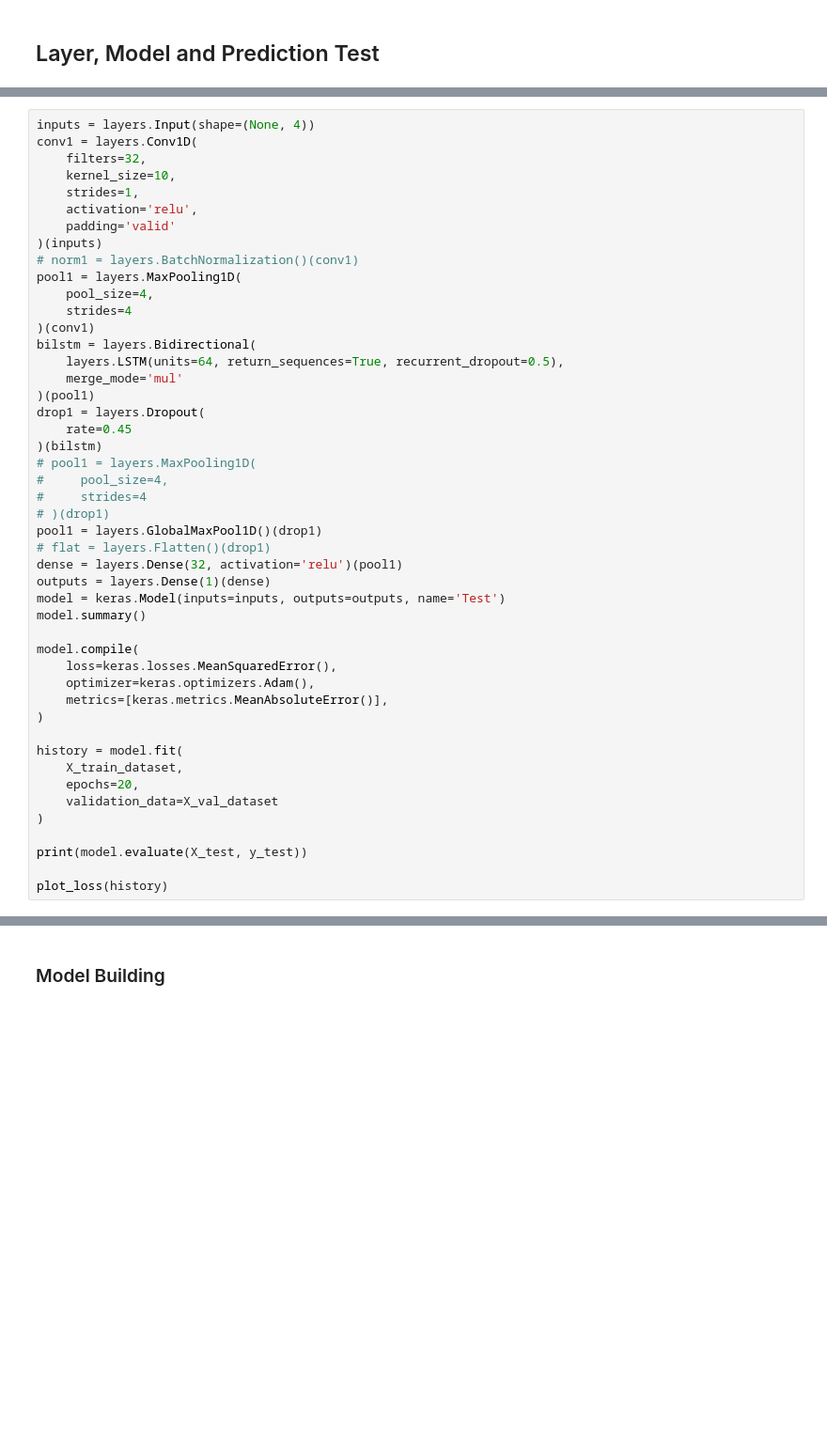
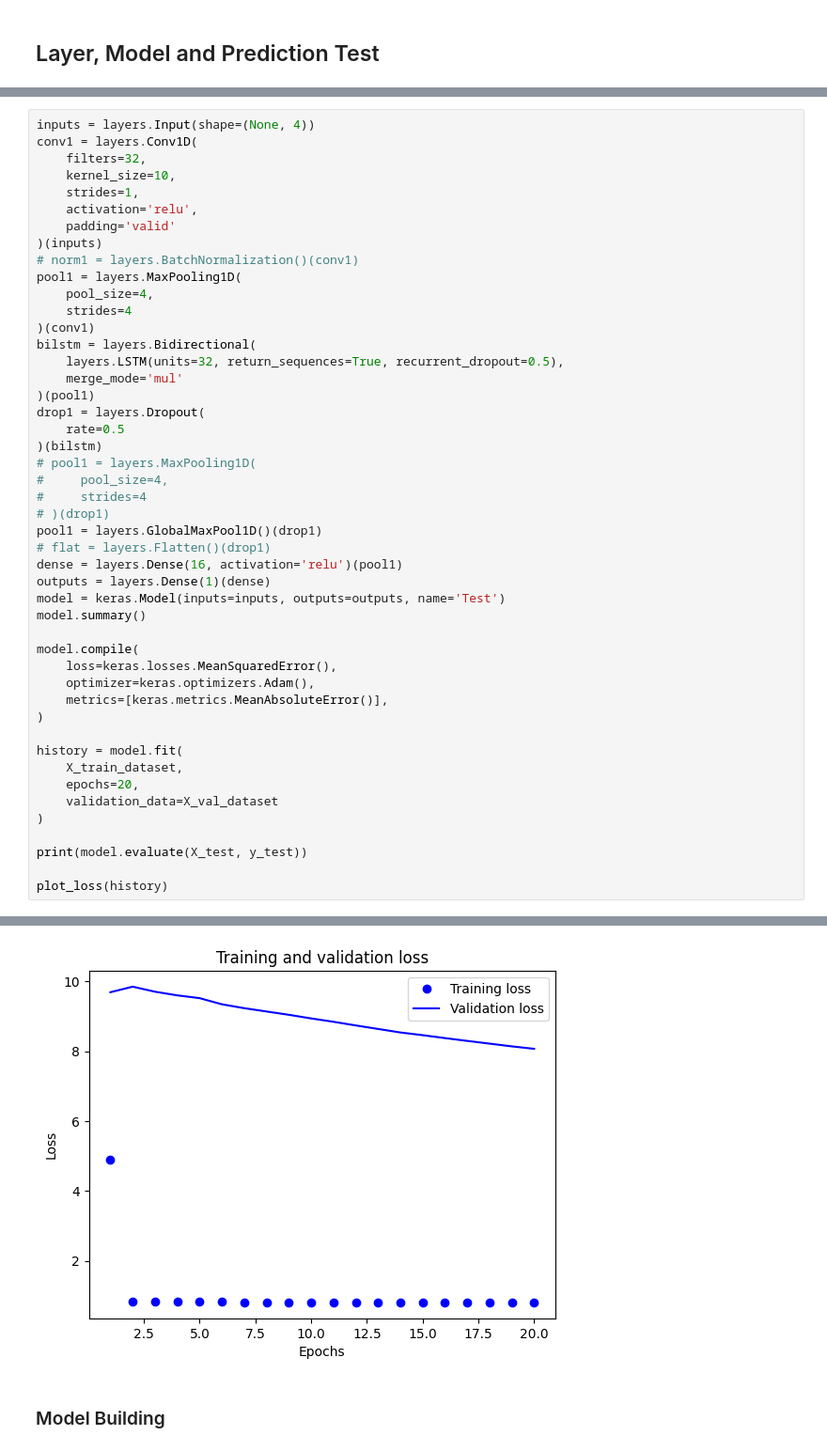
Before and after one commit to bleuchien/PTR-augur, a Jupyter notebook: notebooks/neuralnet2.ipynb, the cells around one changed output, grey strips where cells are left out. Shown: that part at 94% size. Saved outputs shown, nothing was run; the diff lists cells and outputs as text; blank space fills up the shorter version.

```diff
--- a/notebooks/neuralnet2.ipynb
+++ b/notebooks/neuralnet2.ipynb
@@ -328,11 +329,11 @@ pool1 = layers.MaxPooling1D(
     strides=4
 )(conv1)
 bilstm = layers.Bidirectional(
-    layers.LSTM(units=64, return_sequences=True, recurrent_dropout=0.5),
+    layers.LSTM(units=32, return_sequences=True, recurrent_dropout=0.5),
     merge_mode='mul'
 )(pool1)
 drop1 = layers.Dropout(
-    rate=0.45
+    rate=0.5
 )(bilstm)
 # pool1 = layers.MaxPooling1D(
 #     pool_size=4,
@@ -340,7 +341,7 @@ drop1 = layers.Dropout(
 # )(drop1)
 pool1 = layers.GlobalMaxPool1D()(drop1)
 # flat = layers.Flatten()(drop1)
-dense = layers.Dense(32, activation='relu')(pool1)
+dense = layers.Dense(16, activation='relu')(pool1)
 outputs = layers.Dense(1)(dense)
 model = keras.Model(inputs=inputs, outputs=outputs, name='Test')
 model.summary()
@@ -360,3 +361,4 @@ history = model.fit(
 print(model.evaluate(X_test, y_test))
 
 plot_loss(history)
+# %% [output]
@@ -363,3 +382,4 @@ plot_loss(history)
+[figure, added]
 # %% [markdown]
 ### Model Building
 # %%
```
Also changed, not shown: parts of 2 cells of this notebook.
